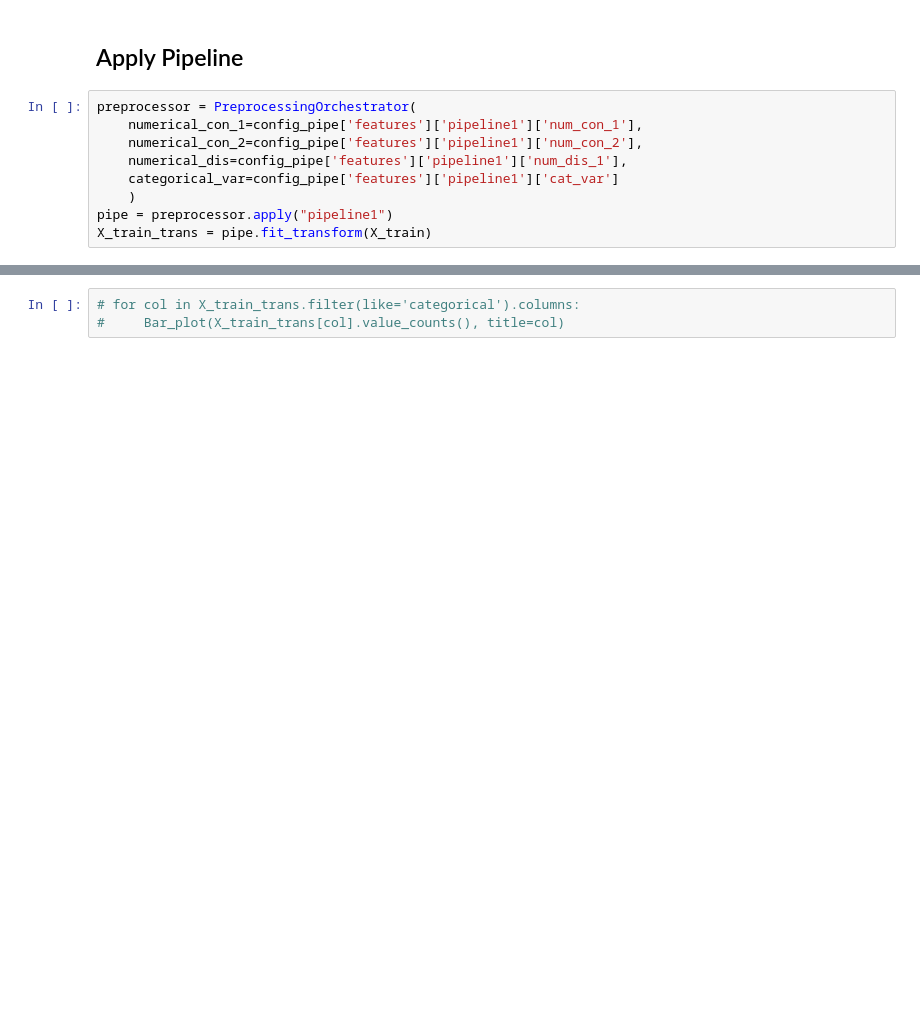
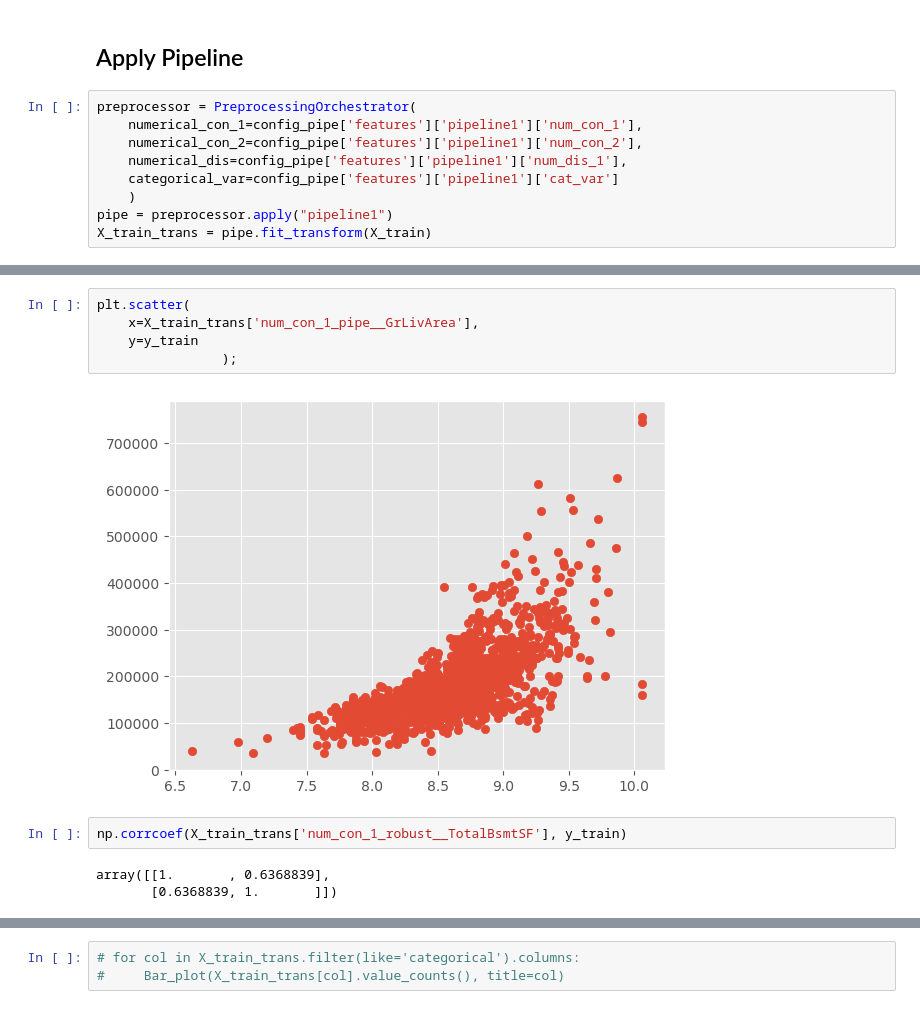
Before and after one commit to gustavoVferrari/kaggle, a Jupyter notebook: Regression/house_prices/notebook/[02.4] Analise Exploratoria feat eng.ipynb, the cells around one changed output, grey strips where cells are left out. Saved outputs shown, nothing was run; the diff lists cells and outputs as text; blank space fills up the shorter version.

```diff
--- a/Regression/house_prices/notebook/[02.4] Analise Exploratoria feat eng.ipynb
+++ b/Regression/house_prices/notebook/[02.4] Analise Exploratoria feat eng.ipynb
@@ -93,0 +142,12 @@ plot_numerical_data(X_train_trans.filter(regex='num_con_1_pipe'), target=None)
+# %%
+plt.scatter(
+    x=X_train_trans['num_con_1_pipe__GrLivArea'],
+    y=y_train
+                );
+# %% [output]
+[figure, added]
+# %%
+np.corrcoef(X_train_trans['num_con_1_robust__TotalBsmtSF'], y_train)
+# %% [output]
+array([[1.       , 0.6368839],
+       [0.6368839, 1.       ]])
```
Also changed, not shown: parts of 21 cells of this notebook, 6 other files.
